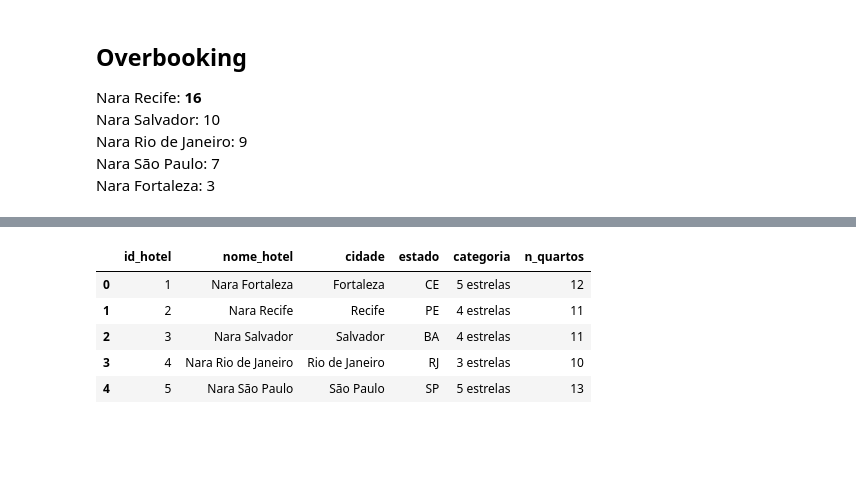
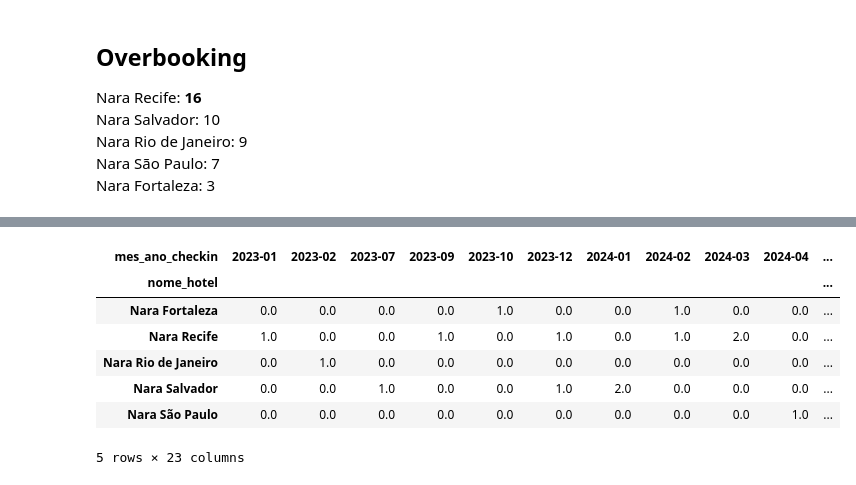
Before and after one commit to isampaio92/analise_nara_hoteis, a Jupyter notebook: analise_nara_hoteis.ipynb, the cells around one changed output, grey strips where cells are left out. Saved outputs shown, nothing was run; the diff lists cells and outputs as text; code cells hidden in the pictures; blank space fills up the shorter version.

```diff
--- a/analise_nara_hoteis.ipynb
+++ b/analise_nara_hoteis.ipynb
@@ -18,3 +18,8 @@ reservas.head()
 | 2 | 3 | 47 | 4 | 1 | 2024-07-18 | 2024-07-25 | Site Próprio | 2358.47 | ... |
 | 3 | 4 | 322 | 23 | 2 | 2024-08-19 | 2024-08-20 | Telefone | 1743.13 | ... |
 | 4 | 5 | 286 | 13 | 2 | 2023-05-17 | 2023-05-22 | Agência de Viagem | 617.85 | ... |
+# %%
+reservas['data_checkin']  = pd.to_datetime(reservas['data_checkin'],  errors='coerce')
+reservas['data_checkout'] = pd.to_datetime(reservas['data_checkout'], errors='coerce')
+reservas['data_reserva']  = pd.to_datetime(reservas['data_reserva'],  errors='coerce')
+reservas.info()
@@ -21,5 +44,4 @@ reservas.head()
 # %%
-reservas['mes_ano_reserva'] = reservas['data_reserva'].astype(str)
-reservas['mes_ano_reserva'] = reservas['data_reserva'].str.slice(0, 7)
-reservas.head()
+reservas['mes_ano_reserva'] = reservas['data_reserva'].dt.strftime('%Y-%m')
+reservas['mes_ano_reserva'].value_counts()
 # %% [output]
@@ -111,13 +171,26 @@ Nara Fortaleza: 3
 # %%
 overbooking = reservas.loc[reservas['status_reserva'] == 'Overbooking']
-overbooking = overbooking.groupby(['id_hotel'])['status_reserva'].count().reset_index().sort_values(by='id_hotel')
-overbooking['id_hotel'] = overbooking['id_hotel'].astype(str)
+overbooking['mes_ano_checkin'] = pd.to_datetime(overbooking['data_checkin']).dt.strftime('%Y-%m')
+overbooking = overbooking.merge(
+    hoteis[['id_hotel', 'nome_hotel']],
+    on='id_hotel',
+    how='left'
+)
+
+count_overbooking = overbooking.groupby(['nome_hotel', 'mes_ano_checkin']).size().reset_index(name='qtd')
+
+tabela_overbooking = count_overbooking.pivot_table(
+    index='nome_hotel',
+    columns='mes_ano_checkin',
+    values='qtd',
+    fill_value=0 # Preenche com 0 os meses que não tiveram problema
+)
+# %% [output]
+| mes_ano_checkin | 2023-01 | 2023-02 | 2023-07 | 2023-09 | 2023-10 | 2023-12 | 2024-01 | 2024-02 | 2024-03 | 2024-04 | ... |
+| nome_hotel |  |  |  |  |  |  |  |  |  |  | ... |
+| Nara Fortaleza | 0.0 | 0.0 | 0.0 | 0.0 | 1.0 | 0.0 | 0.0 | 1.0 | 0.0 | 0.0 | ... |
+| Nara Recife | 1.0 | 0.0 | 0.0 | 1.0 | 0.0 | 1.0 | 0.0 | 1.0 | 2.0 | 0.0 | ... |
+| Nara Rio de Janeiro | 0.0 | 1.0 | 0.0 | 0.0 | 0.0 | 0.0 | 0.0 | 0.0 | 0.0 | 0.0 | ... |
+| Nara Salvador | 0.0 | 0.0 | 1.0 | 0.0 | 0.0 | 1.0 | 2.0 | 0.0 | 0.0 | 0.0 | ... |
+| Nara São Paulo | 0.0 | 0.0 | 0.0 | 0.0 | 0.0 | 0.0 | 0.0 | 0.0 | 0.0 | 1.0 | ... |
+5 rows × 23 columns
-# %%
-hoteis
-# %% [output]
-|  | id_hotel | nome_hotel | cidade | estado | categoria | n_quartos |
-| 0 | 1 | Nara Fortaleza | Fortaleza | CE | 5 estrelas | 12 |
-| 1 | 2 | Nara Recife | Recife | PE | 4 estrelas | 11 |
-| 2 | 3 | Nara Salvador | Salvador | BA | 4 estrelas | 11 |
-| 3 | 4 | Nara Rio de Janeiro | Rio de Janeiro | RJ | 3 estrelas | 10 |
-| 4 | 5 | Nara São Paulo | São Paulo | SP | 5 estrelas | 13 |
```
Also changed, not shown: parts of 11 cells of this notebook.
